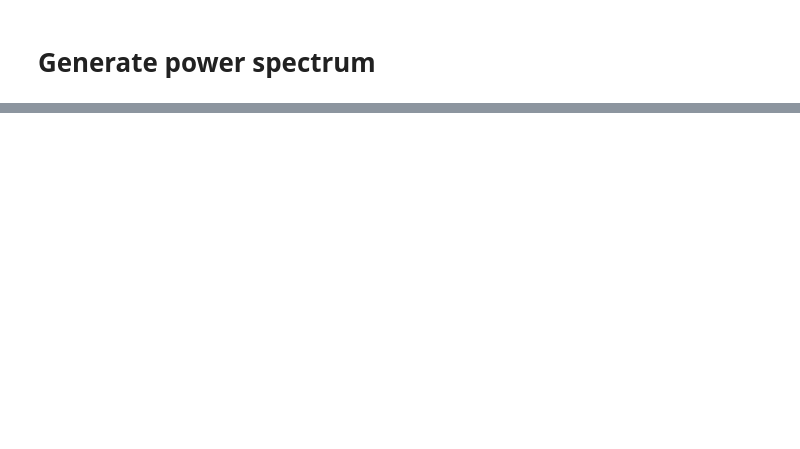
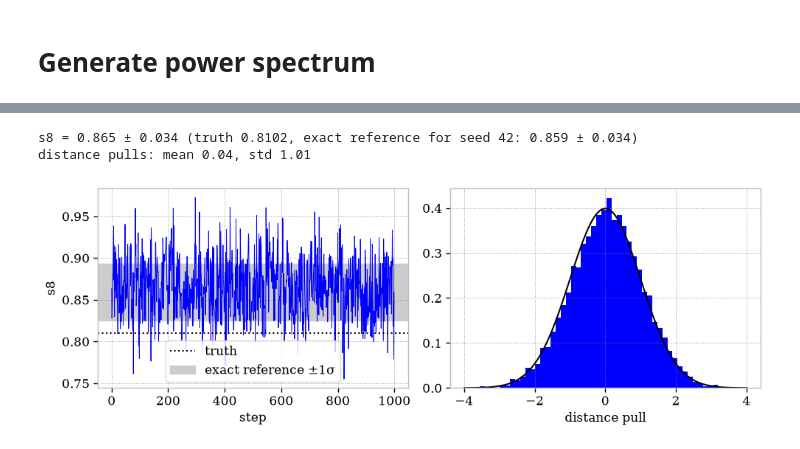
Before and after one commit to corentinravoux/flip, a Jupyter notebook: notebook/flip_forward.ipynb, the cells around one changed output, grey strips where cells are left out. Saved outputs shown, nothing was run; the diff lists cells and outputs as text; code cells hidden in the pictures; blank space fills up the shorter version.

```diff
--- a/notebook/flip_forward.ipynb
+++ b/notebook/flip_forward.ipynb
@@ -300,13 +131,0 @@ parameter_dict = {"s8": {"value": 0.82,
-# %%
-likelihood_type = "candle_grid_gaussian"
-
-nuts_sampler = NutsSampler.init_from_simulator(
-        likelihood_type,
-        simulator,
-        data_candle,
-        coordinates,
-        parameter_dict,
-    )
-
-sampler_states = nuts_sampler.run(num_burnin_steps=0,
-                                  mc_steps=40)
@@ -328,0 +265,8 @@ plt.colorbar(im1, orientation ='vertical')
+# %%
+nuts_sampler, sampler_states, sampler_states_stage1 = run_staged_fit(
+    simulator,
+    data_candle,
+    coordinates,
+    parameter_dict,
+    likelihood_properties=likelihood_properties,
+)
@@ -328,0 +281,27 @@ plt.colorbar(im1, orientation ='vertical')
+# %%
+chains_parameters, average_chains_parameters = chains_and_mean(nuts_sampler, sampler_states)
+
+s8_chain = chains_parameters["s8"]
+print(f"s8 = {float(jnp.mean(s8_chain)):.3f} ± {float(jnp.std(s8_chain)):.3f} "
+      f"(truth {truth['s8']}, exact reference for seed 42: 0.859 ± 0.034)")
+
+chi_chain = chains_parameters["comoving_distance_targets"]
+distance_pull = (jnp.mean(chi_chain, axis=0) - chi_true) / jnp.std(chi_chain, axis=0)
+print(f"distance pulls: mean {float(jnp.mean(distance_pull)):.2f}, std {float(jnp.std(distance_pull)):.2f}")
+
+fig, axs = plt.subplots(1, 2, figsize=(10, 3.5))
+axs[0].plot(s8_chain, lw=0.7)
+axs[0].axhline(truth["s8"], color="k", ls=":", label="truth")
+axs[0].axhspan(0.859 - 0.034, 0.859 + 0.034, color="0.8", label="exact reference ±1σ")
+axs[0].set_xlabel("step")
+axs[0].set_ylabel("s8")
+axs[0].legend()
+x = np.linspace(-4, 4, 200)
+axs[1].hist(np.asarray(distance_pull), bins=50, density=True)
+axs[1].plot(x, np.exp(-x**2 / 2) / np.sqrt(2 * np.pi), "k")
+axs[1].set_xlabel("distance pull")
+plt.tight_layout()
+# %% [output]
+s8 = 0.865 ± 0.034 (truth 0.8102, exact reference for seed 42: 0.859 ± 0.034)
+distance pulls: mean 0.04, std 1.01
+[figure, added]
```
Also changed, not shown: parts of 32 cells of this notebook.
